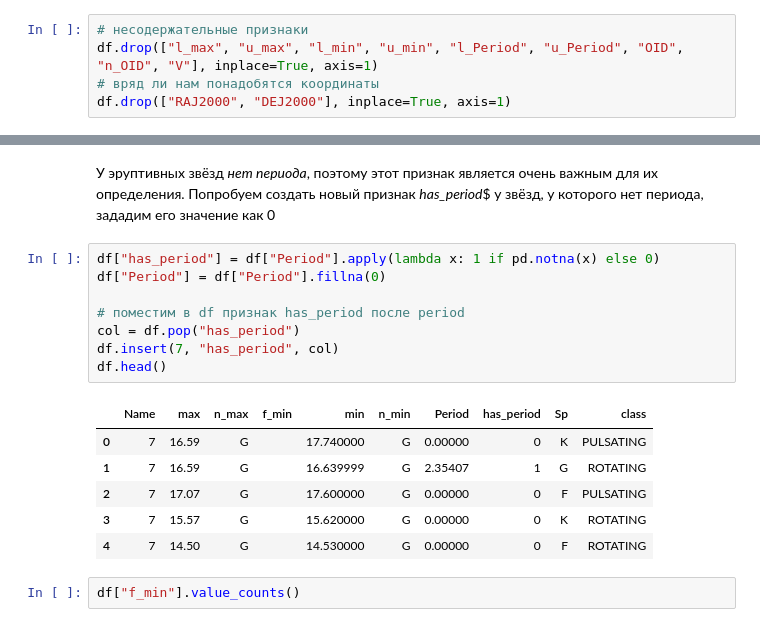
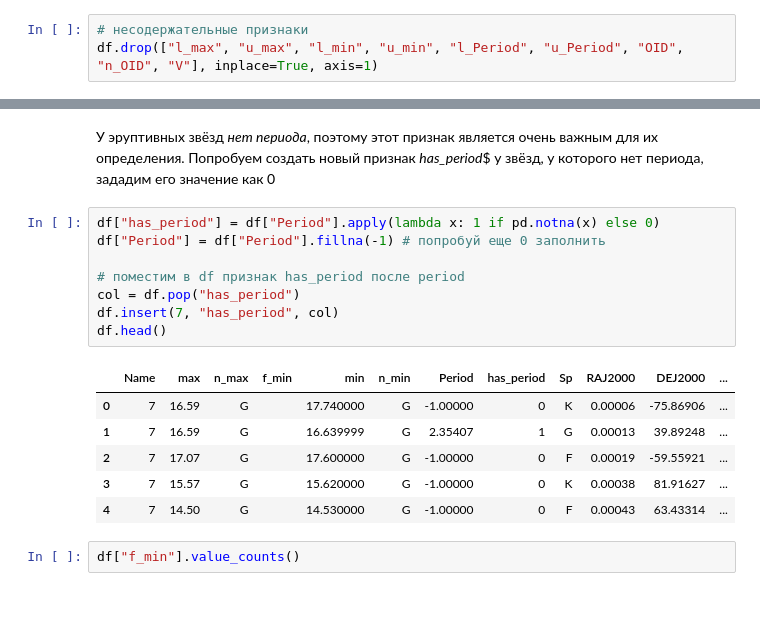
Before and after one commit to DmitryO325/ML_MEPhI_Star_Recognition, a Jupyter notebook: UNFINISHED_multi_classification.ipynb, the cells around one changed output, grey strips where cells are left out. Saved outputs shown, nothing was run; the diff lists cells and outputs as text.

```diff
--- a/UNFINISHED_multi_classification.ipynb
+++ b/UNFINISHED_multi_classification.ipynb
@@ -140,8 +149,6 @@ dtype: int64
 # %%
 # несодержательные признаки
 df.drop(["l_max", "u_max", "l_min", "u_min", "l_Period", "u_Period", "OID", "n_OID", "V"], inplace=True, axis=1)
-# вряд ли нам понадобятся координаты
-df.drop(["RAJ2000", "DEJ2000"], inplace=True, axis=1)
 # %%
 # попробуем извлечь новые признаки из колонки name
 df["Name"] = df["Name"].str.split().str[0]
@@ -193,19 +200,19 @@ Name: count, dtype: int64
 Попробуем создать новый признак *has_period*$ у звёзд, у которого нет периода, зададим его значение как 0
 # %%
 df["has_period"] = df["Period"].apply(lambda x: 1 if pd.notna(x) else 0)
-df["Period"] = df["Period"].fillna(0)
+df["Period"] = df["Period"].fillna(-1) # попробуй еще 0 заполнить
 
 # поместим в df признак has_period после period
 col = df.pop("has_period")
 df.insert(7, "has_period", col)
 df.head()
 # %% [output]
-|  | Name | max | n_max | f_min | min | n_min | Period | has_period | Sp | class |
-| 0 | 7 | 16.59 | G |  | 17.740000 | G | 0.00000 | 0 | K | PULSATING |
-| 1 | 7 | 16.59 | G |  | 16.639999 | G | 2.35407 | 1 | G | ROTATING |
-| 2 | 7 | 17.07 | G |  | 17.600000 | G | 0.00000 | 0 | F | PULSATING |
-| 3 | 7 | 15.57 | G |  | 15.620000 | G | 0.00000 | 0 | K | ROTATING |
-| 4 | 7 | 14.50 | G |  | 14.530000 | G | 0.00000 | 0 | F | ROTATING |
+|  | Name | max | n_max | f_min | min | n_min | Period | has_period | Sp | RAJ2000 | DEJ2000 | ... |
+| 0 | 7 | 16.59 | G |  | 17.740000 | G | -1.00000 | 0 | K | 0.00006 | -75.86906 | ... |
+| 1 | 7 | 16.59 | G |  | 16.639999 | G | 2.35407 | 1 | G | 0.00013 | 39.89248 | ... |
+| 2 | 7 | 17.07 | G |  | 17.600000 | G | -1.00000 | 0 | F | 0.00019 | -59.55921 | ... |
+| 3 | 7 | 15.57 | G |  | 15.620000 | G | -1.00000 | 0 | K | 0.00038 | 81.91627 | ... |
+| 4 | 7 | 14.50 | G |  | 14.530000 | G | -1.00000 | 0 | F | 0.00043 | 63.43314 | ... |
 # %%
 df["f_min"].value_counts()
 # %% [output]
```
Also changed, not shown: parts of 23 cells of this notebook, 1 other file.
